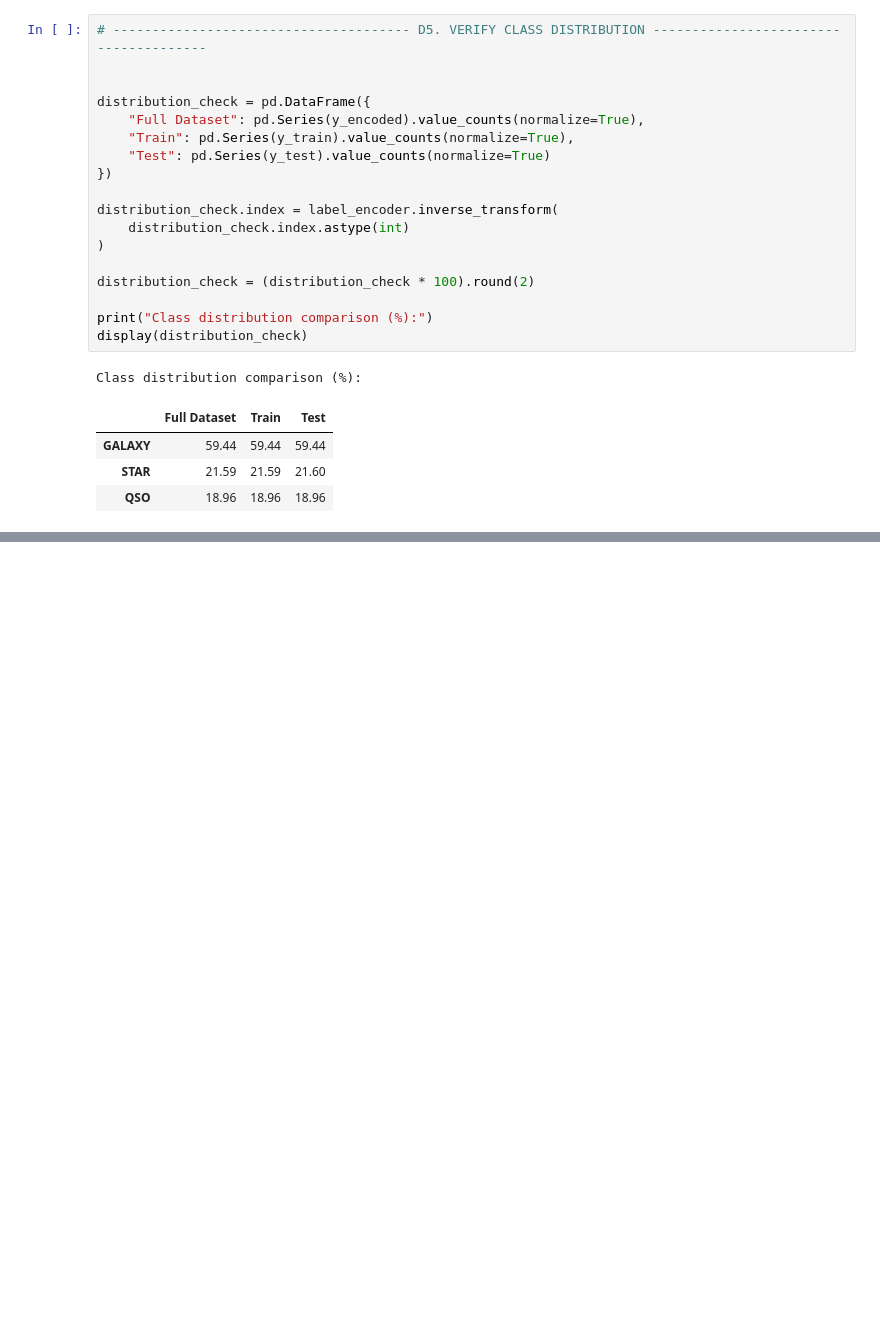
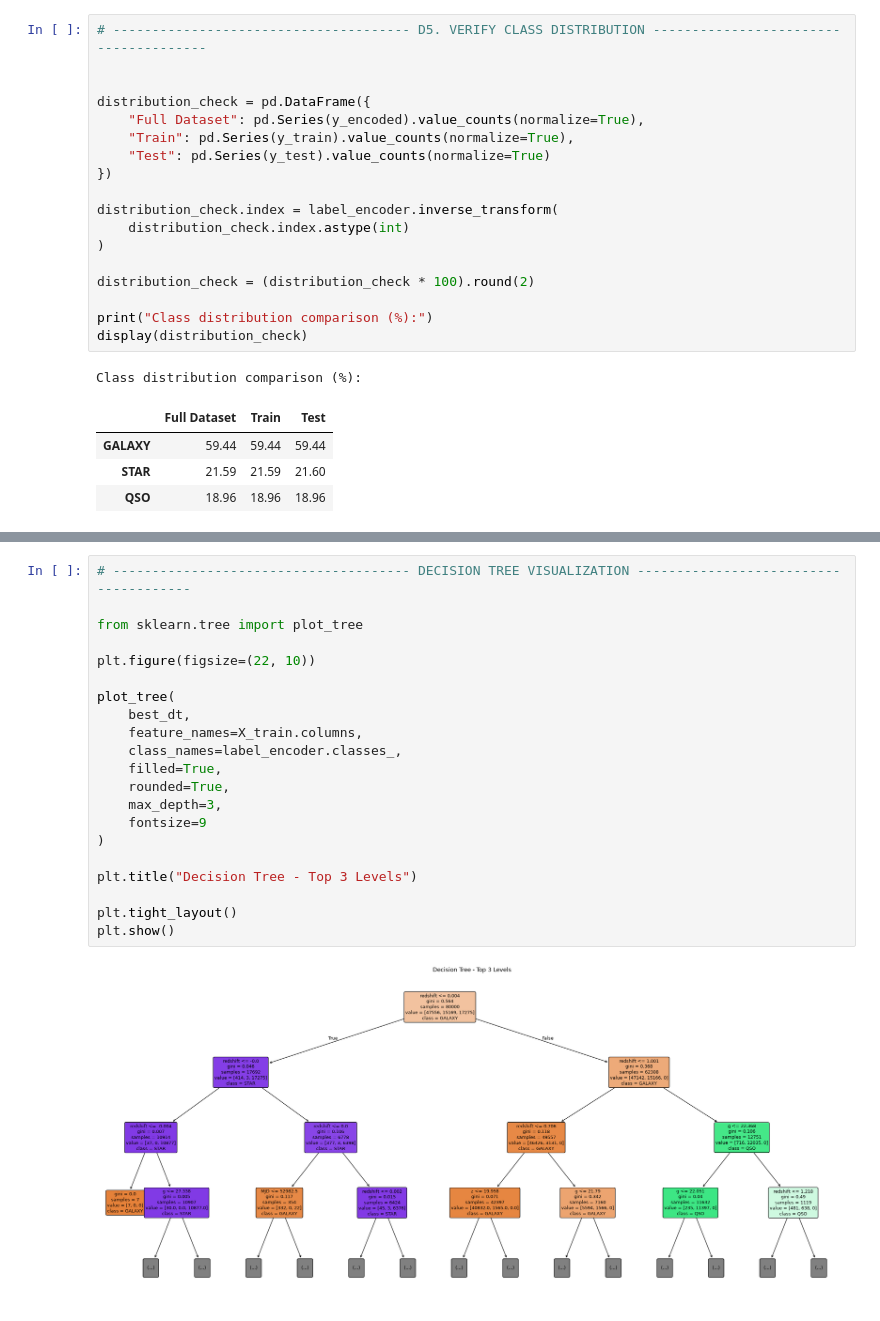
Before and after one commit to Reshma925/Vectora, a Jupyter notebook: ML_CLASSIFICATION_TRACKA/classification.ipynb, the cells around one changed output, grey strips where cells are left out. Drawn from its saved outputs; the diff is of its cells as text; blank space fills up the shorter version.

```diff
--- a/ML_CLASSIFICATION_TRACKA/classification.ipynb
+++ b/ML_CLASSIFICATION_TRACKA/classification.ipynb
@@ -390,0 +623,23 @@ Class distribution comparison (%):
+# %%
+# -------------------------------------- DECISION TREE VISUALIZATION --------------------------------------
+
+from sklearn.tree import plot_tree
+
+plt.figure(figsize=(22, 10))
+
+plot_tree(
+    best_dt,
+    feature_names=X_train.columns,
+    class_names=label_encoder.classes_,
+    filled=True,
+    rounded=True,
+    max_depth=3,
+    fontsize=9
+)
+
+plt.title("Decision Tree - Top 3 Levels")
+
+plt.tight_layout()
+plt.show()
+# %% [output]
+[figure, added]
```
Also changed, not shown: parts of 3 cells of this notebook.
